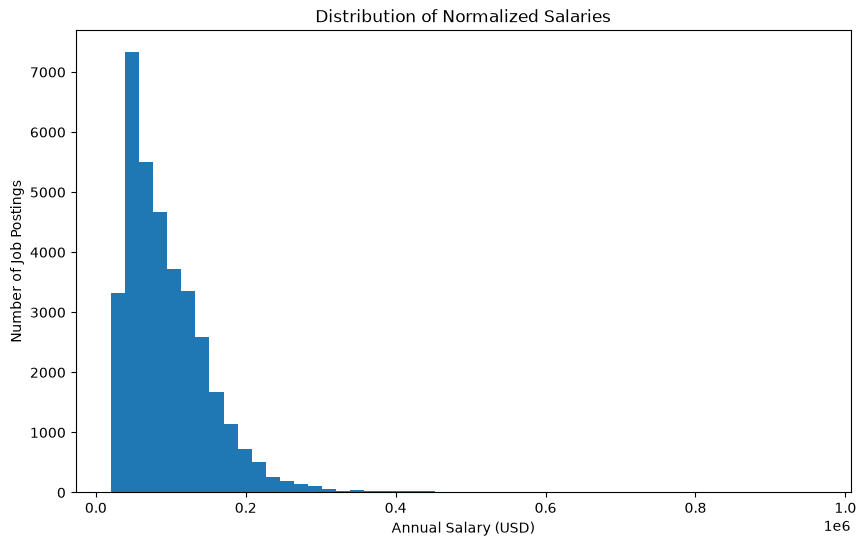
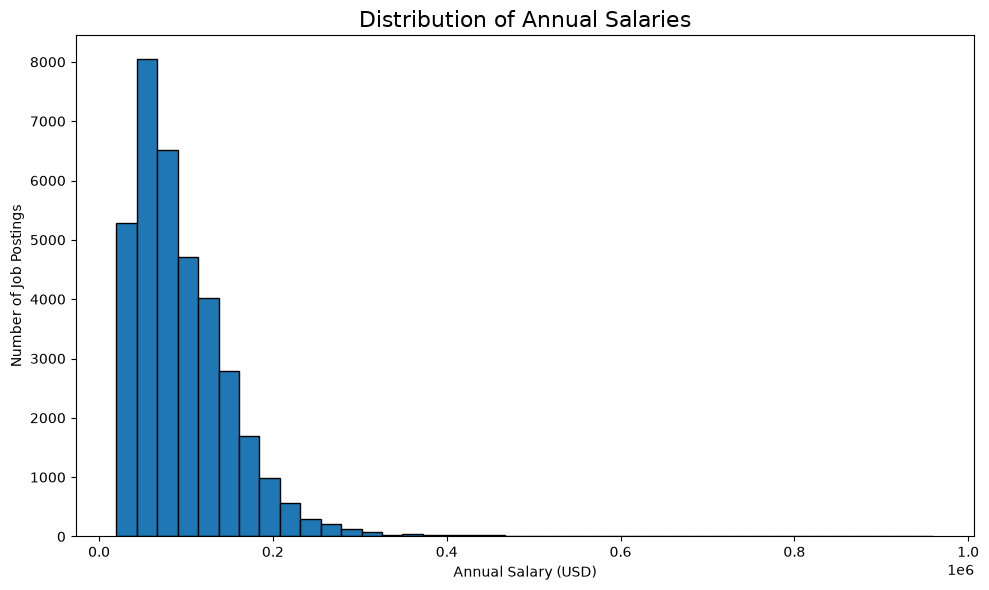
The change to this notebook cell's code, shown as a diff; its figure went from the first image to the second:
--- before
+++ after
@@ -1,12 +1,2 @@
-plt.figure(figsize=(10,6))
-
-plt.hist(df["normalized_salary"], bins=50)
-
-plt.title("Distribution of Normalized Salaries")
-
-plt.xlabel("Annual Salary (USD)")
-
-plt.ylabel("Number of Job Postings")
-
 plt.figure(figsize=(10, 6))
 

Commit: Edits to comments and interpretations in nb 02